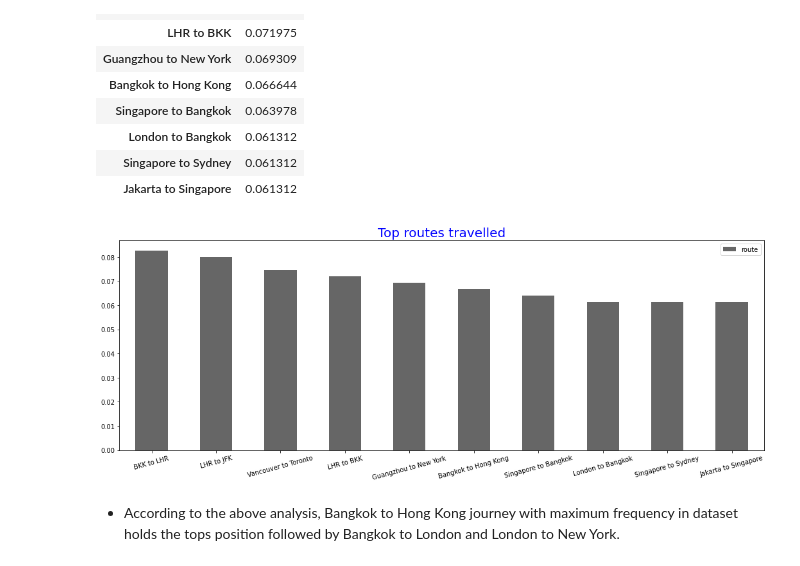
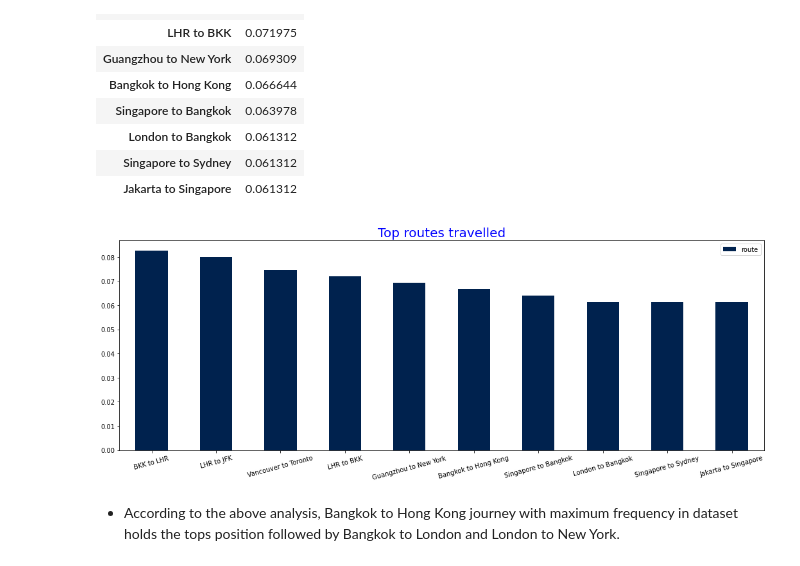
Before and after one commit to handetushar/Airline-Passenger-Referral-Prediction, a Jupyter notebook: Airline_Passenger_Referral_Prediction.ipynb, the cells around one changed output. Drawn from its saved outputs; the diff is of its cells as text; code cells hidden in the pictures.

```diff
--- a/Airline_Passenger_Referral_Prediction.ipynb
+++ b/Airline_Passenger_Referral_Prediction.ipynb
@@ -482,11 +460,11 @@ top_route_df
 | Jakarta to Singapore | 0.061312 |
 # %%
 # Get the number of trips each airline make.
-top_route_df[:10].plot(kind='bar', colormap= 'Accent_r', figsize= (18,6) )
+top_route_df[:10].plot(kind='bar', colormap= 'cividis', figsize= (18,6) )
 plt.title('Top routes travelled', fontsize=20, color = 'blue')
 plt.xticks(rotation= 15);
 # %% [output]
-[figure, old version]
+[figure, new version]
 # %% [markdown]
 * According to the above analysis, Bangkok to Hong Kong journey with maximum frequency in dataset holds the tops position followed by Bangkok to London and London to New York.
 # %% [markdown]
```
Also changed, not shown: parts of 8 cells of this notebook.
